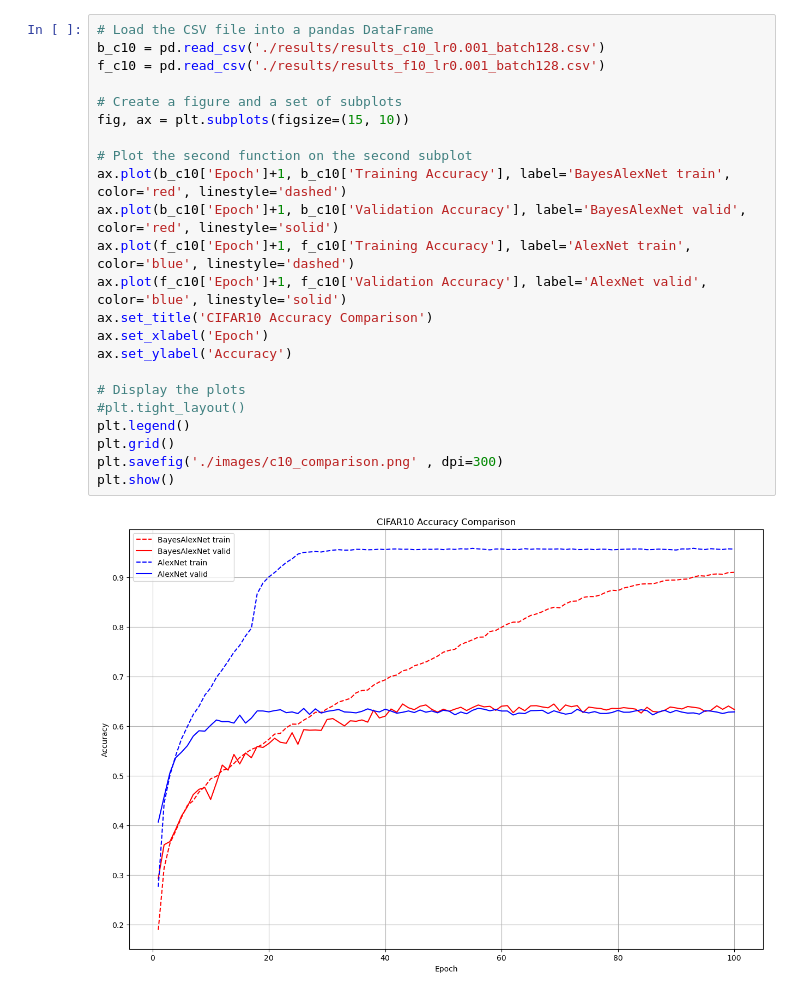
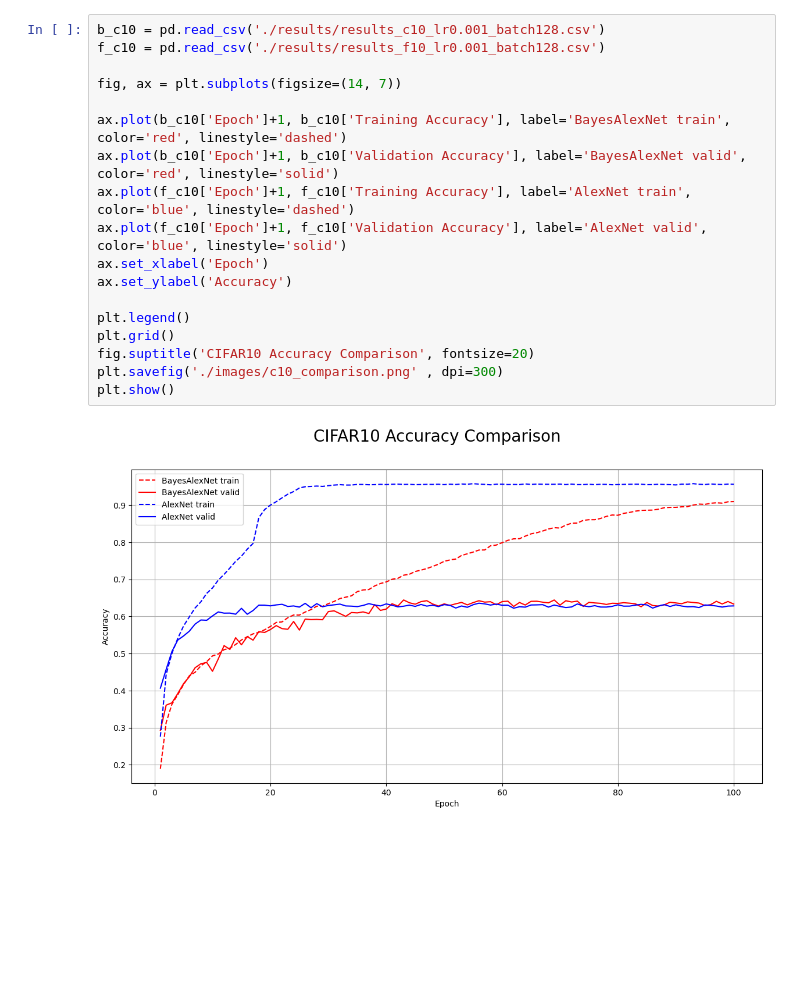
Before and after one commit to Gabrynho/BayesCNNvsFreqCNN, a Jupyter notebook: Plotting.ipynb, the cells around one changed output. Drawn from its saved outputs; the diff is of its cells as text; blank space fills up the shorter version.

```diff
--- a/Plotting.ipynb
+++ b/Plotting.ipynb
@@ -193,26 +108,21 @@ plt.show()
 # %%
-# Load the CSV file into a pandas DataFrame
 b_c10 = pd.read_csv('./results/results_c10_lr0.001_batch128.csv')
 f_c10 = pd.read_csv('./results/results_f10_lr0.001_batch128.csv')
 
-# Create a figure and a set of subplots
-fig, ax = plt.subplots(figsize=(15, 10))
+fig, ax = plt.subplots(figsize=(14, 7))
 
-# Plot the second function on the second subplot
 ax.plot(b_c10['Epoch']+1, b_c10['Training Accuracy'], label='BayesAlexNet train', color='red', linestyle='dashed')
 ax.plot(b_c10['Epoch']+1, b_c10['Validation Accuracy'], label='BayesAlexNet valid', color='red', linestyle='solid')
 ax.plot(f_c10['Epoch']+1, f_c10['Training Accuracy'], label='AlexNet train', color='blue', linestyle='dashed')
 ax.plot(f_c10['Epoch']+1, f_c10['Validation Accuracy'], label='AlexNet valid', color='blue', linestyle='solid')
-ax.set_title('CIFAR10 Accuracy Comparison')
 ax.set_xlabel('Epoch')
 ax.set_ylabel('Accuracy')
 
-# Display the plots
-#plt.tight_layout()
 plt.legend()
 plt.grid()
+fig.suptitle('CIFAR10 Accuracy Comparison', fontsize=20)
 plt.savefig('./images/c10_comparison.png' , dpi=300)
 plt.show()
 # %% [output]
-[figure, old version]
+[figure, new version]
 # %%
```
Also changed, not shown: parts of 10 cells of this notebook, 11 other files.
